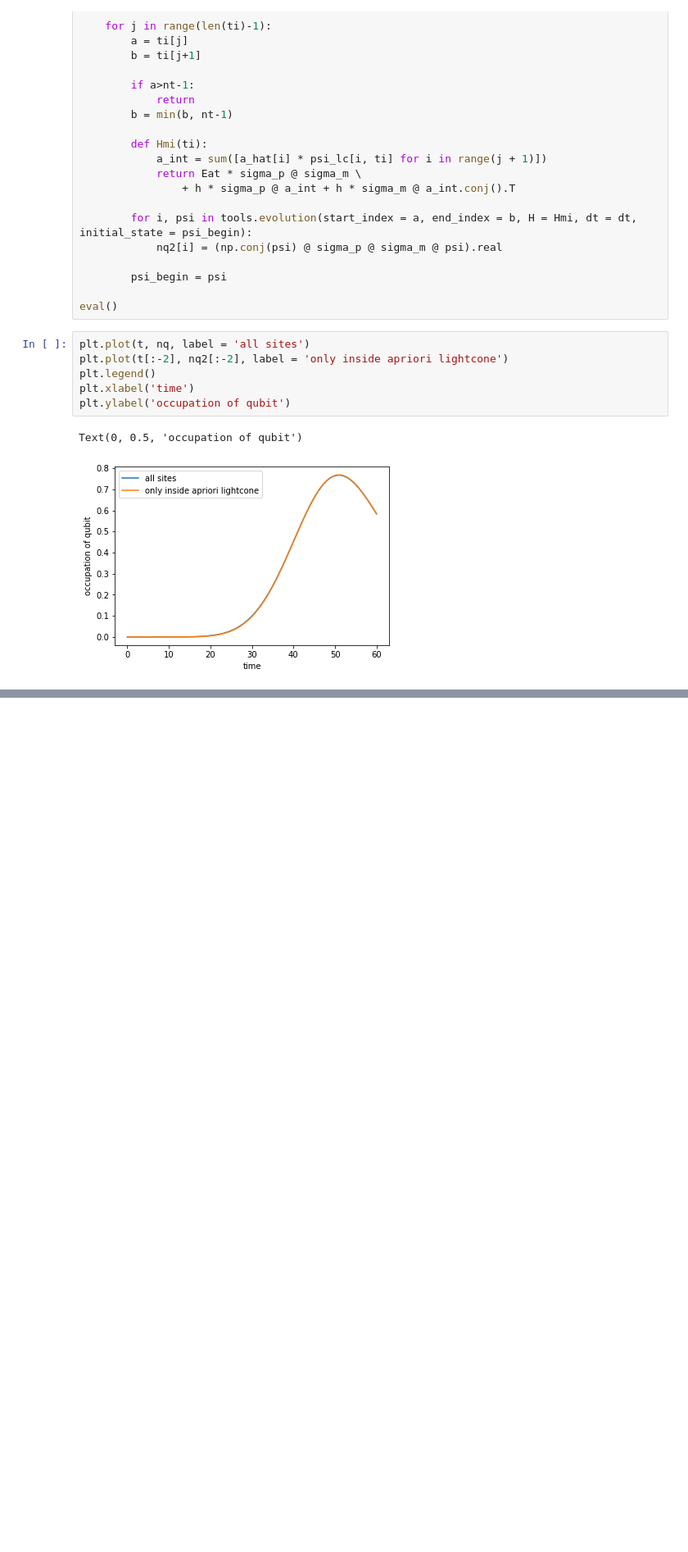
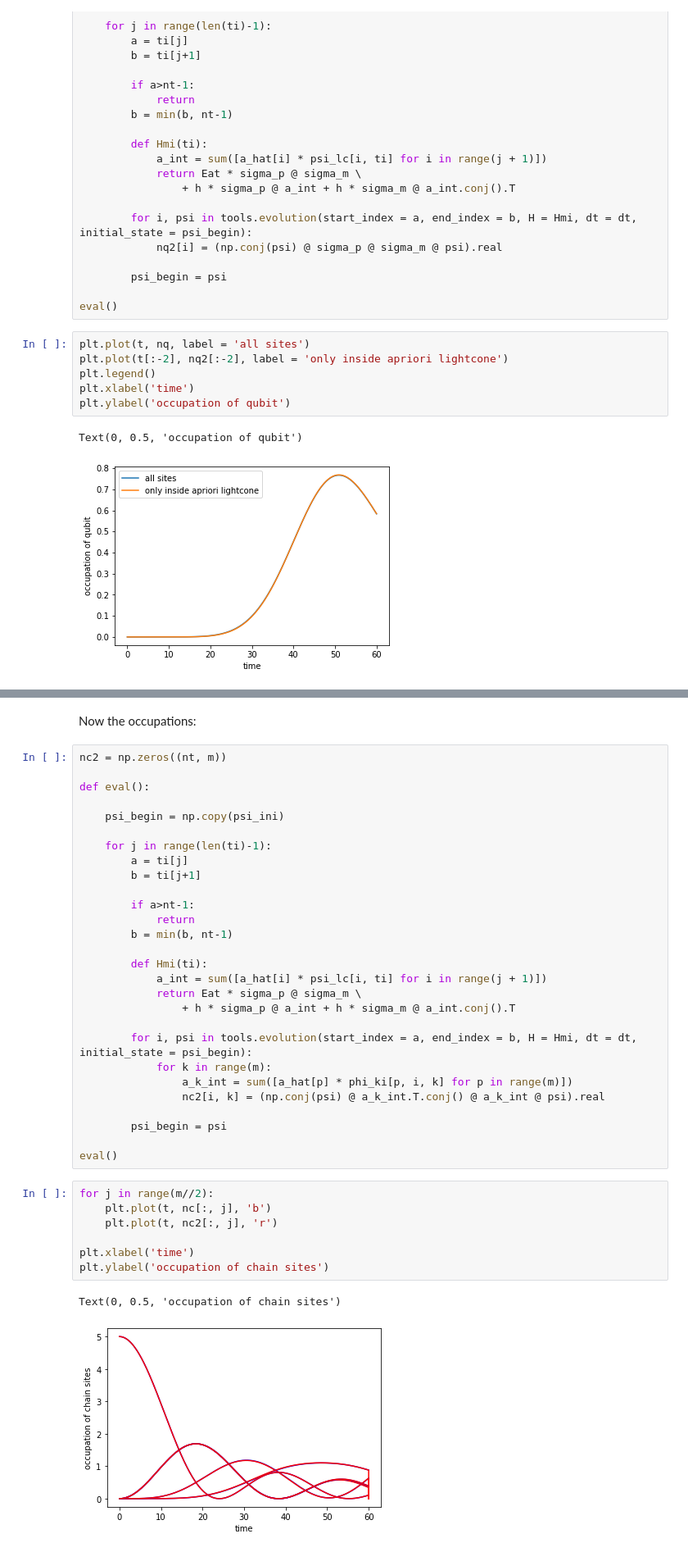
Before and after one commit to evgenii-poliakoff/lightcones-prev, a Jupyter notebook: _sources/lightcone_interaction_pic.ipynb, the cells around one changed output, grey strips where cells are left out. Shown at 82% size. Drawn from its saved outputs; the diff is of its cells as text; blank space fills up the shorter version.

```diff
--- a/_sources/lightcone_interaction_pic.ipynb
+++ b/_sources/lightcone_interaction_pic.ipynb
@@ -280,0 +326,40 @@ Here blue line is a degree of freedom of open system (atom). Salmon lines are si
+# %% [markdown]
+Now the occupations:
+# %%
+nc2 = np.zeros((nt, m))
+
+def eval():
+
+    psi_begin = np.copy(psi_ini)
+
+    for j in range(len(ti)-1):
+        a = ti[j]
+        b = ti[j+1]
+
+        if a>nt-1:
+            return
+        b = min(b, nt-1)
+
+        def Hmi(ti):
+            a_int = sum([a_hat[i] * psi_lc[i, ti] for i in range(j + 1)])
+            return Eat * sigma_p @ sigma_m \
+                + h * sigma_p @ a_int + h * sigma_m @ a_int.conj().T
+
+        for i, psi in tools.evolution(start_index = a, end_index = b, H = Hmi, dt = dt, initial_state = psi_begin):
+            for k in range(m):
+                a_k_int = sum([a_hat[p] * phi_ki[p, i, k] for p in range(m)])
+                nc2[i, k] = (np.conj(psi) @ a_k_int.T.conj() @ a_k_int @ psi).real
+
+        psi_begin = psi
+
+eval()
+# %%
+for j in range(m//2):
+    plt.plot(t, nc[:, j], 'b')
+    plt.plot(t, nc2[:, j], 'r')
+
+plt.xlabel('time')
+plt.ylabel('occupation of chain sites')
+# %% [output]
+Text(0, 0.5, 'occupation of chain sites')
+[figure, added]
```
Also changed, not shown: parts of 8 cells of this notebook, 7 other files.
